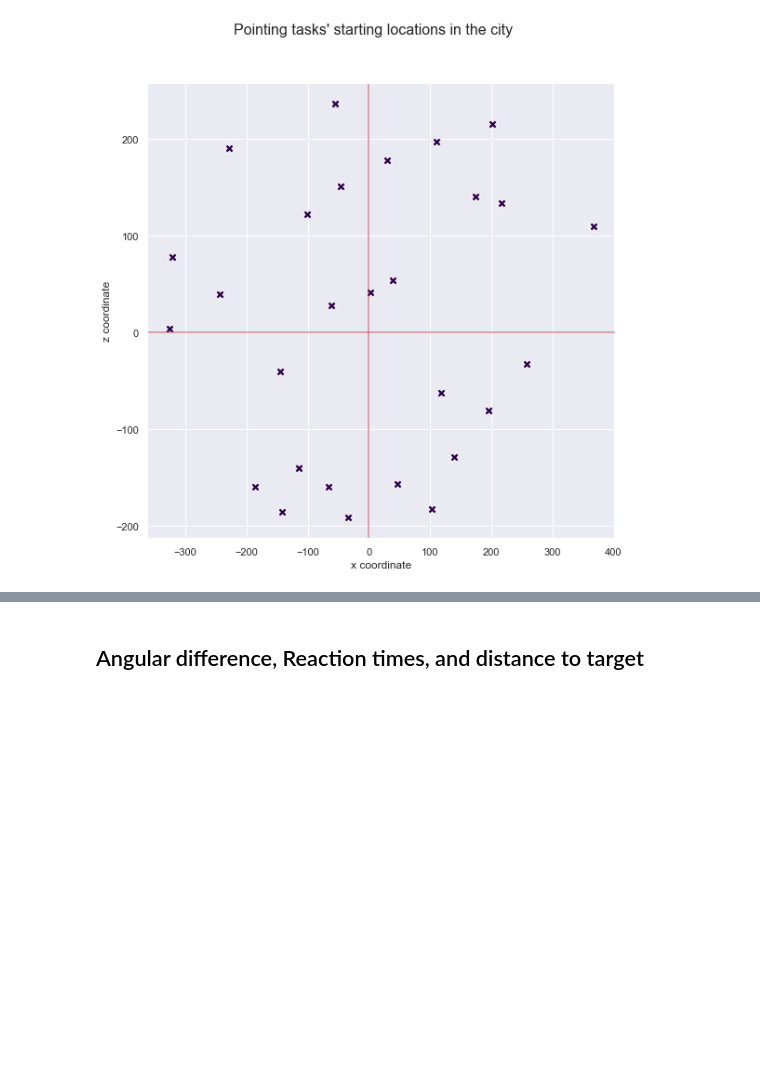
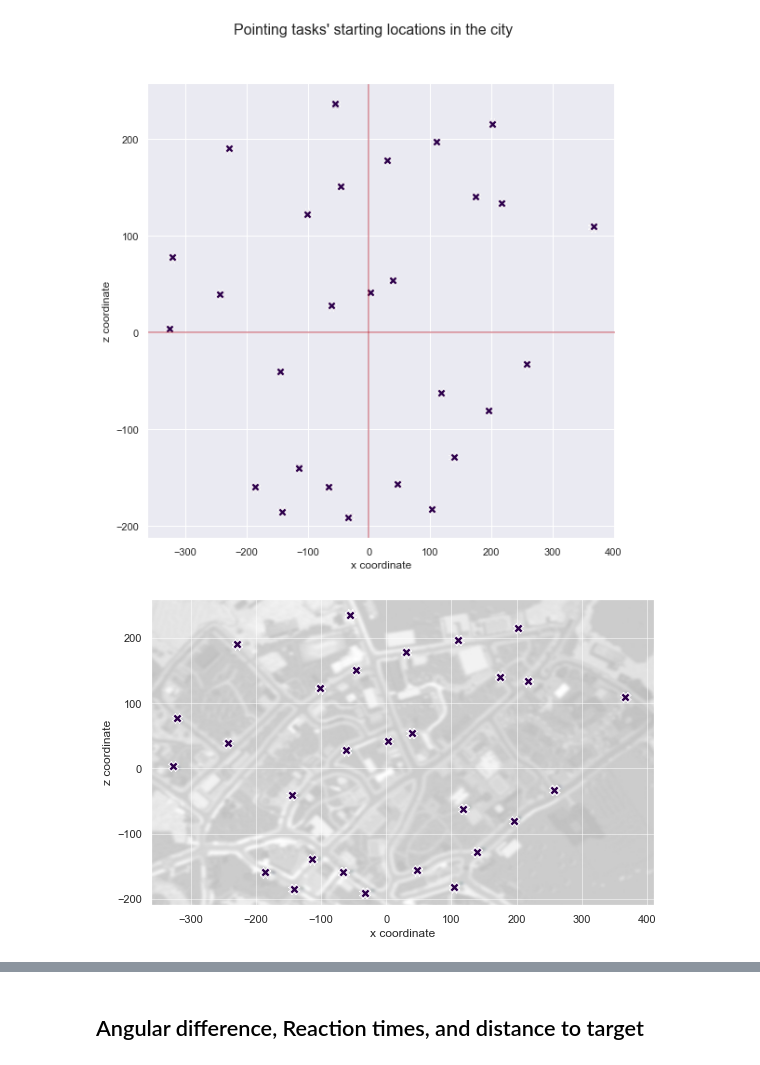
Before and after one commit to nora-maleki/humanA-pointing-task-analysis, a Jupyter notebook: analyses/01_main/02_descriptives.ipynb, the cells around one changed output, grey strips where cells are left out. Saved outputs shown, nothing was run; the diff lists cells and outputs as text; code cells hidden in the pictures; blank space fills up the shorter version.

Commit message:
created plot with the map of city

```diff
--- a/analyses/01_main/02_descriptives.ipynb
+++ b/analyses/01_main/02_descriptives.ipynb
@@ -94,3 +95,25 @@ plt.savefig(f'{PLOT_PATH}/starting_locations.png', bbox_inches='tight', dpi=90)
 plt.show()
 # %% [output]
 [figure]
+# %%
+fig, ax = plt.subplots(figsize=(9,9))
+
+img = plt.imread(f'{IMAGE_PATH}/starting_loc_map.jpg')
+ax.imshow(img, extent=[-360, 410, -210, 260])
+
+sns.scatterplot(
+    data=df_cleaned,
+    x='body_pos_x',
+    y='body_pos_z',
+    s=80,
+    marker='X',
+).set(xlabel='x coordinate', ylabel='z coordinate')
+
+ax.grid(alpha=.5)
+# plt.suptitle(t="Pointing tasks' starting locations in the city", size=16, y=.8)
+
+fig.savefig(f'{PLOT_PATH}/starting_locations_map_grayscale.png', bbox_inches='tight', dpi=90)
+
+plt.show()
+# %% [output]
+[figure, added]
```
Also changed, not shown: parts of 3 cells of this notebook.
